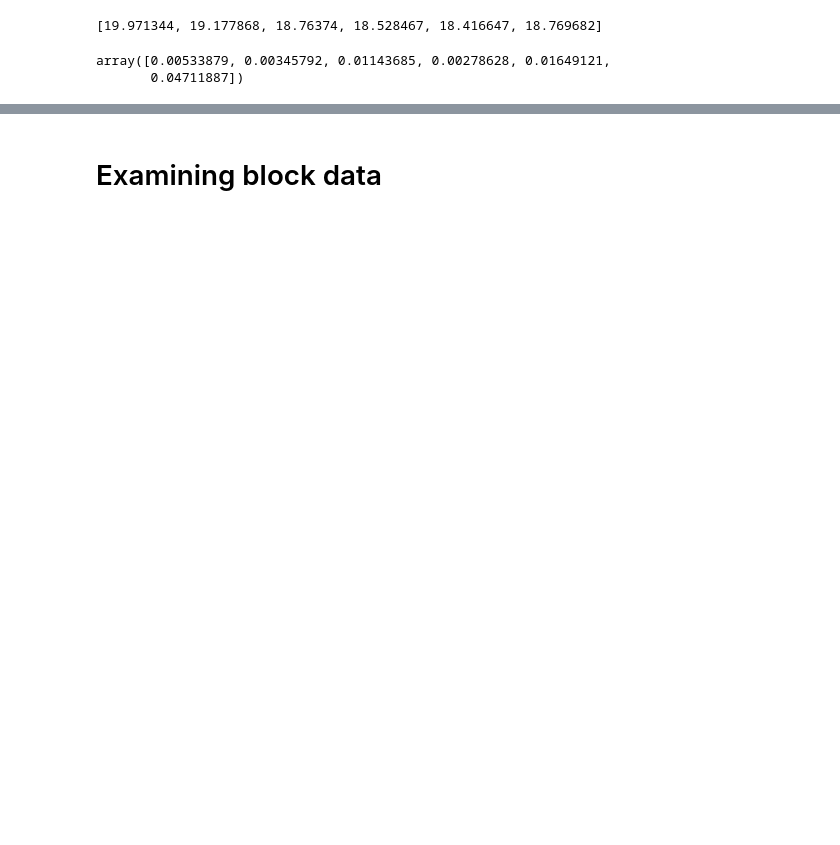
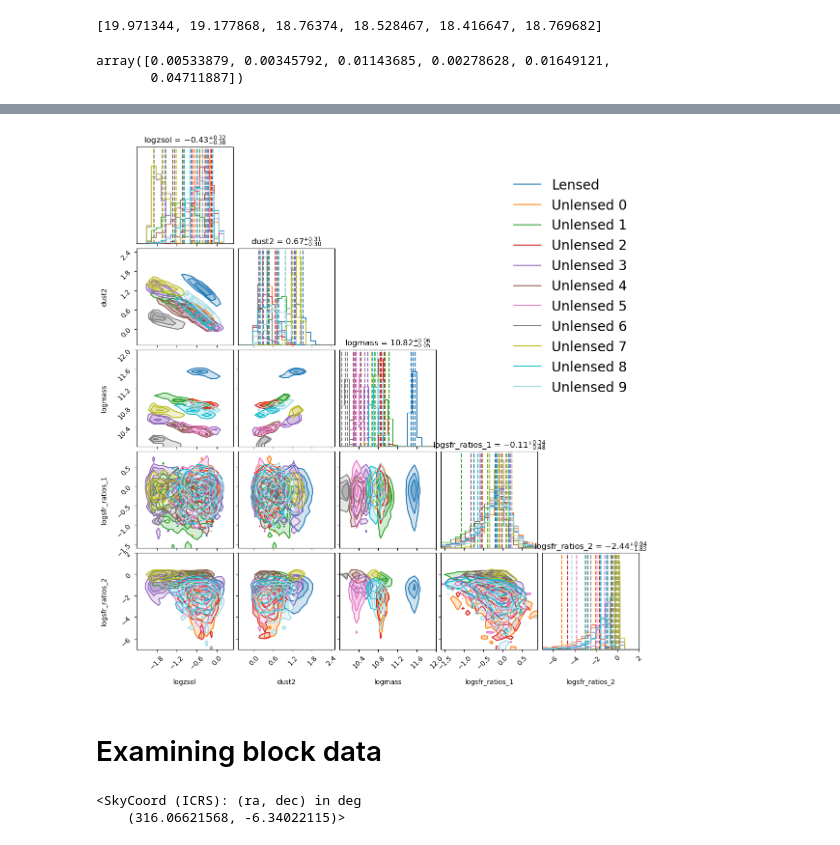
Before and after one commit to eramey16/galactic_lenses, a Jupyter notebook: DR10.ipynb, the cells around one changed output, grey strips where cells are left out. Drawn from its saved outputs; the diff is of its cells as text; code cells hidden in the pictures; blank space fills up the shorter version.

```diff
--- a/DR10.ipynb
+++ b/DR10.ipynb
@@ -160,0 +200,9 @@ make_plots_for_h5(file4, save=False, ax_range=ax_range)
+# %%
+files = [f'unlensed_nonparam_{i}.h5' for i in range(10)]
+lensed_h5 = ['lensed_nonparam_faststep_opt.h5']
+# ax_range = [(0.2,.7), (-.1, .6), (-1.5, 1.5), (0, 1.5), (9, 12.5), (-1.5, .5)]
+ax_range = [(-2.4,.5), (-.5,2.5), (10,12), (-1.6,.9), (-7,2)]
+make_plots_for_h5(lensed_h5+files, ax_range=ax_range, save=False,
+                  labels=['Lensed']+[f'Unlensed {i}' for i in range(10)])
+plt.savefig('nonparam_unlensed_vs_lensed.png', bbox_inches='tight')
+# %% [output]
@@ -161,3 +220,4 @@ make_plots_for_h5(file4, save=False, ax_range=ax_range)
+[figure, added]
 # %% [markdown]
 # Examining block data
 # %%
@@ -167,2 +230,14 @@ os.environ['SPS_HOME'] = "/global/homes/e/eramey16/fsps"
+# %%
+iptf16 = {
+    'ls_id': 9906619143751091,
+    'ra': 316.066215680906,
+    'dec': -6.34022115158153
+}
+
+c0 = SkyCoord(iptf16['ra'], iptf16['dec'], unit='deg')
+c0
+# %% [output]
+<SkyCoord (ICRS): (ra, dec) in deg
+    (316.06621568, -6.34022115)>
 # %%
 t = Table.read('sweep-315m065-320m060-pz.fits')
```
Also changed, not shown: parts of 31 cells of this notebook, 8 other files.
